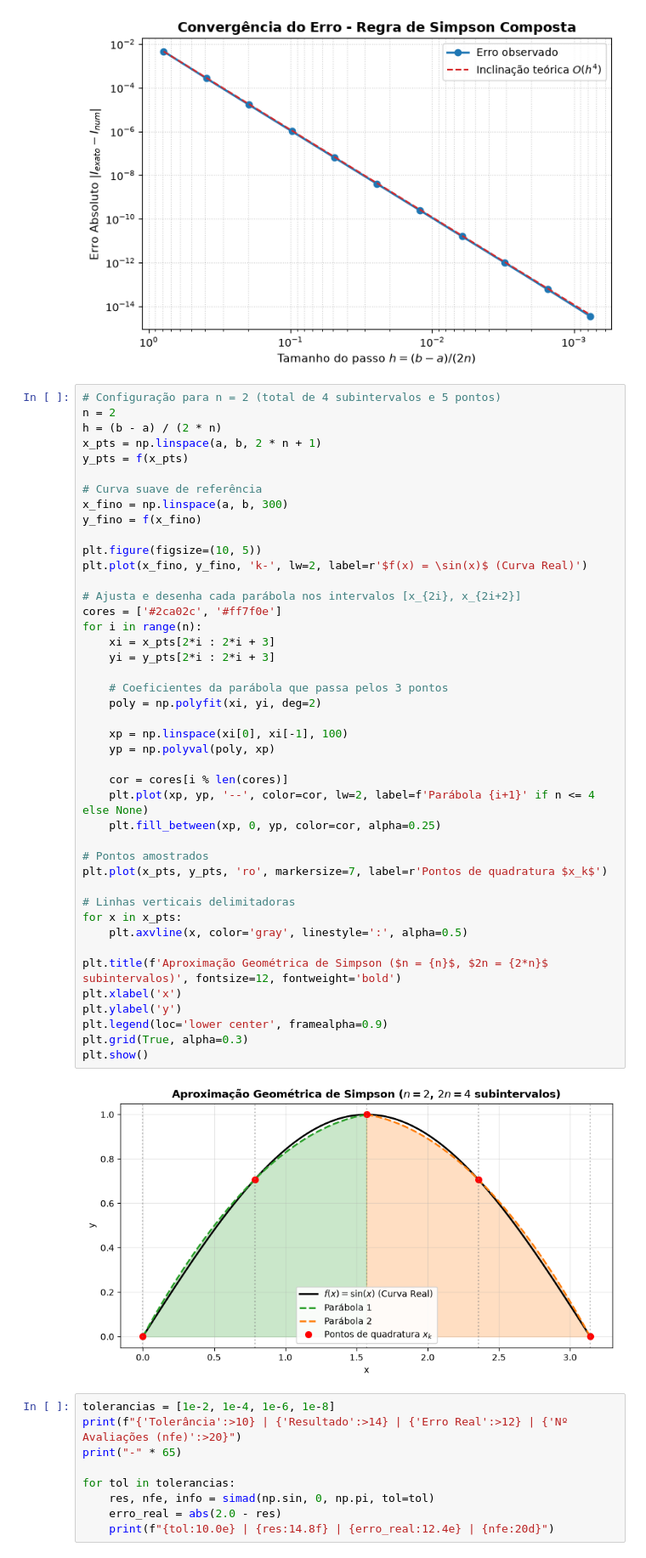
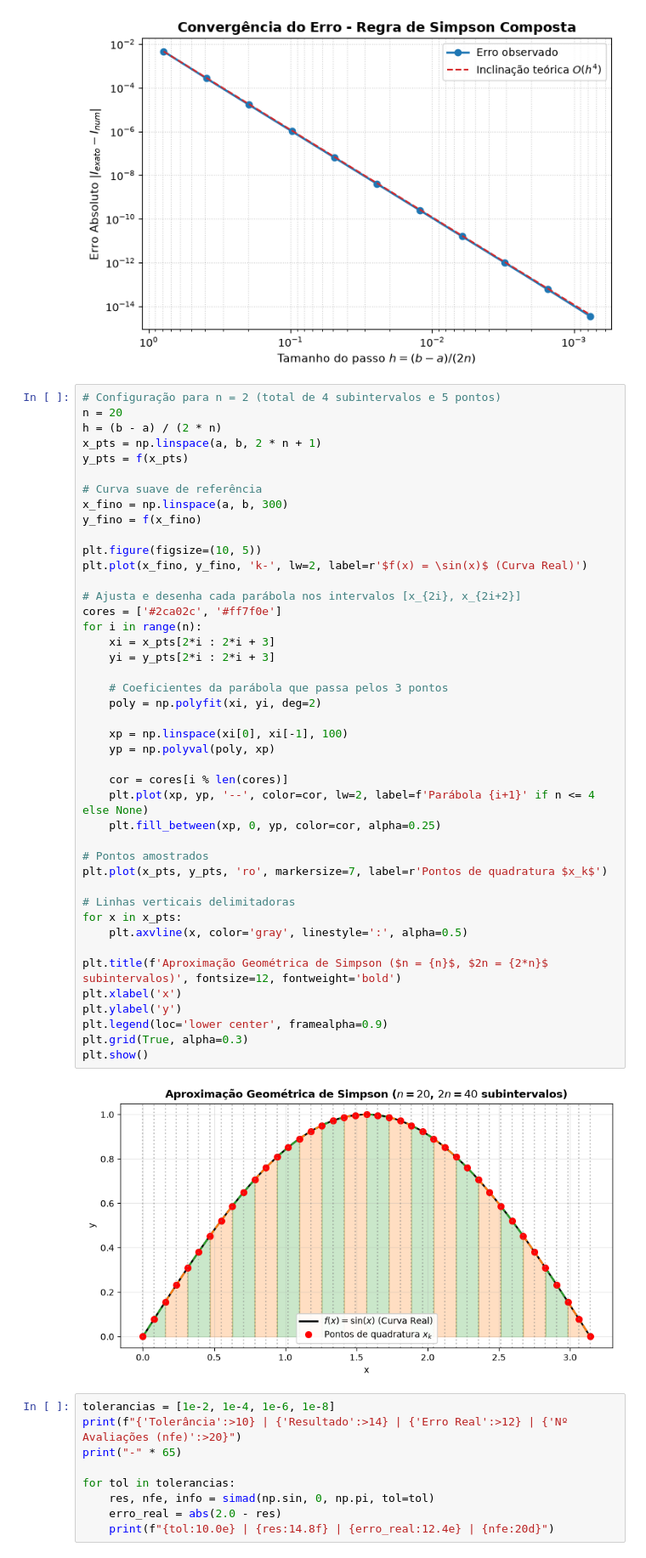
Before and after one commit to Ederson-Passos/applied-numerical-methods, a Jupyter notebook: notebooks/lecture_151026.ipynb, the cells around one changed output. Shown at 85% size. Saved outputs shown, nothing was run; the diff lists cells and outputs as text.

```diff
--- a/notebooks/lecture_151026.ipynb
+++ b/notebooks/lecture_151026.ipynb
@@ -123,7 +123,7 @@ plt.show()
 [figure]
 # %%
 # Configuração para n = 2 (total de 4 subintervalos e 5 pontos)
-n = 2
+n = 20
 h = (b - a) / (2 * n)
 x_pts = np.linspace(a, b, 2 * n + 1)
 y_pts = f(x_pts)
@@ -138,34 +138,34 @@ plt.plot(x_fino, y_fino, 'k-', lw=2, label=r'$f(x) = \sin(x)$ (Curva Real)')
 # Ajusta e desenha cada parábola nos intervalos [x_{2i}, x_{2i+2}]
 cores = ['#2ca02c', '#ff7f0e']
 for i in range(n):
     xi = x_pts[2*i : 2*i + 3]
     yi = y_pts[2*i : 2*i + 3]
 
     # Coeficientes da parábola que passa pelos 3 pontos
     poly = np.polyfit(xi, yi, deg=2)
 
     xp = np.linspace(xi[0], xi[-1], 100)
     yp = np.polyval(poly, xp)
 
     cor = cores[i % len(cores)]
     plt.plot(xp, yp, '--', color=cor, lw=2, label=f'Parábola {i+1}' if n <= 4 else None)
     plt.fill_between(xp, 0, yp, color=cor, alpha=0.25)
 
 # Pontos amostrados
 plt.plot(x_pts, y_pts, 'ro', markersize=7, label=r'Pontos de quadratura $x_k$')
 
 # Linhas verticais delimitadoras
 for x in x_pts:
     plt.axvline(x, color='gray', linestyle=':', alpha=0.5)
 
 plt.title(f'Aproximação Geométrica de Simpson ($n = {n}$, $2n = {2*n}$ subintervalos)', fontsize=12, fontweight='bold')
 plt.xlabel('x')
 plt.ylabel('y')
 plt.legend(loc='lower center', framealpha=0.9)
 plt.grid(True, alpha=0.3)
 plt.show()
 # %% [output]
-[figure, old version]
+[figure, new version]
 # %%
 tolerancias = [1e-2, 1e-4, 1e-6, 1e-8]
 print(f"{'Tolerância':>10} | {'Resultado':>14} | {'Erro Real':>12} | {'Nº Avaliações (nfe)':>20}")
```
